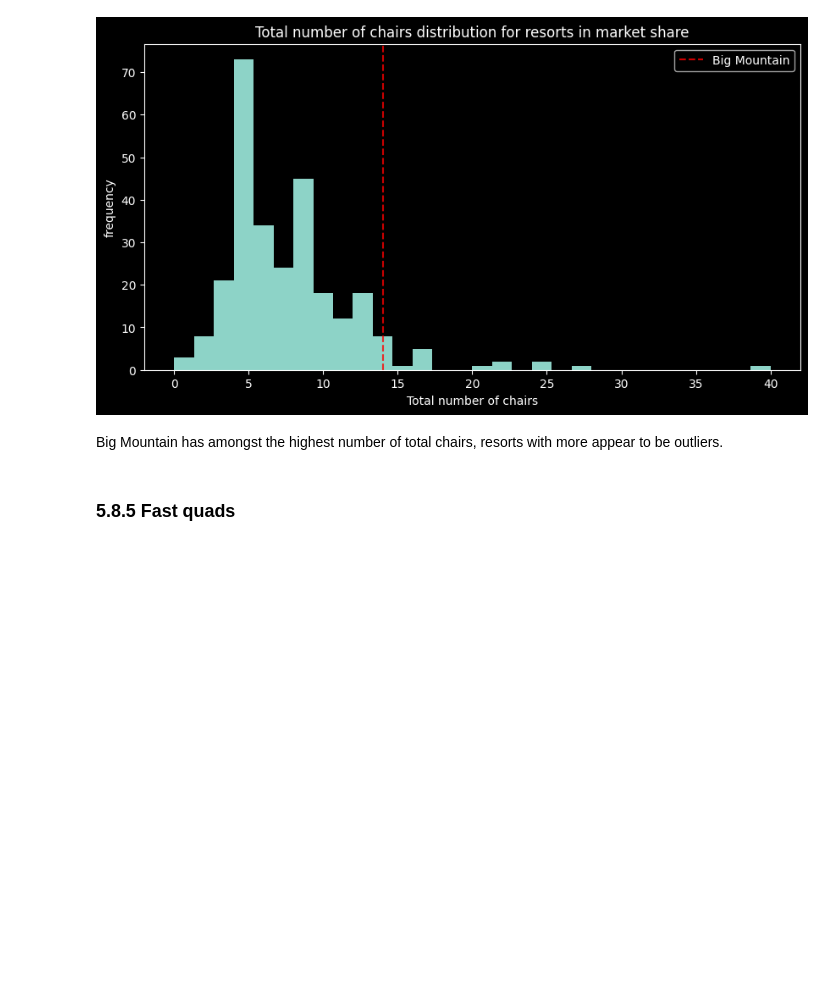
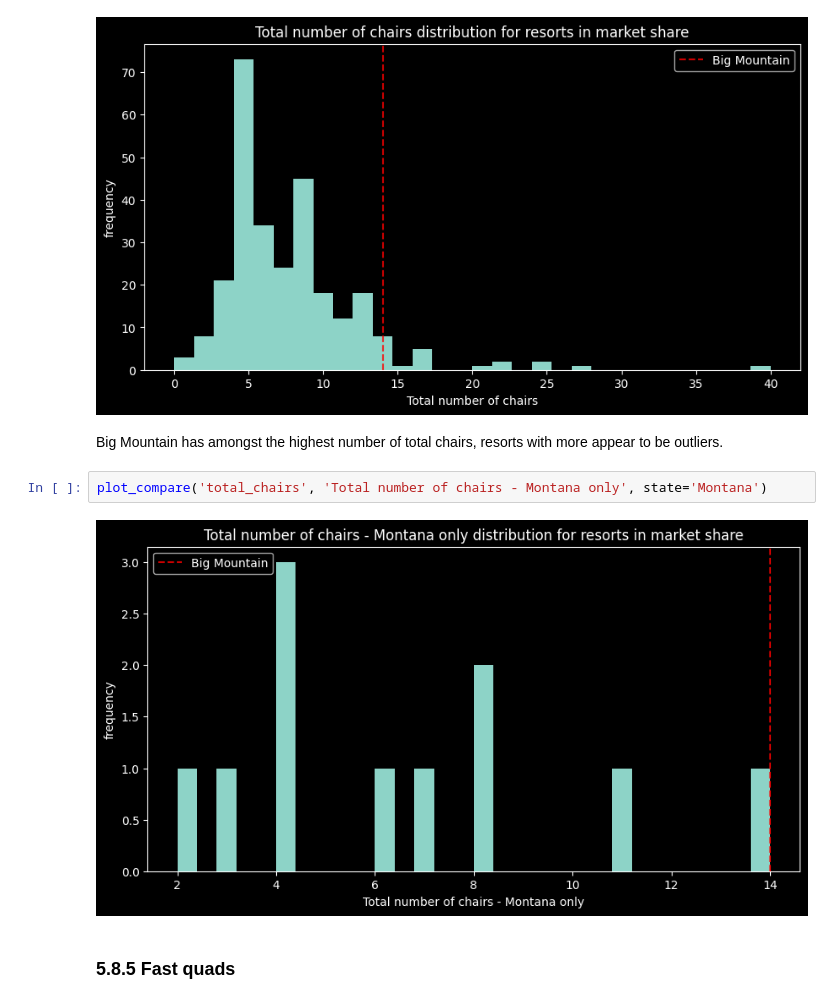
Before and after one commit to cmazzini/DataScienceGuidedCapstone, a Jupyter notebook: Notebooks/05_modeling.ipynb, the cells around one changed output. Cells and saved outputs as stored; diff of their text form; blank space fills up the shorter version.

```diff
--- a/Notebooks/05_modeling.ipynb
+++ b/Notebooks/05_modeling.ipynb
@@ -226,6 +234,10 @@ plot_compare('total_chairs', 'Total number of chairs')
 [figure]
 # %% [markdown]
 Big Mountain has amongst the highest number of total chairs, resorts with more appear to be outliers.
+# %%
+plot_compare('total_chairs', 'Total number of chairs - Montana only', state='Montana')
+# %% [output]
+[figure, added]
 # %% [markdown]
 ### 5.8.5 Fast quads<a id='5.8.5_Fast_quads'></a>
 # %%
```
Also changed, not shown: parts of 7 cells of this notebook.
